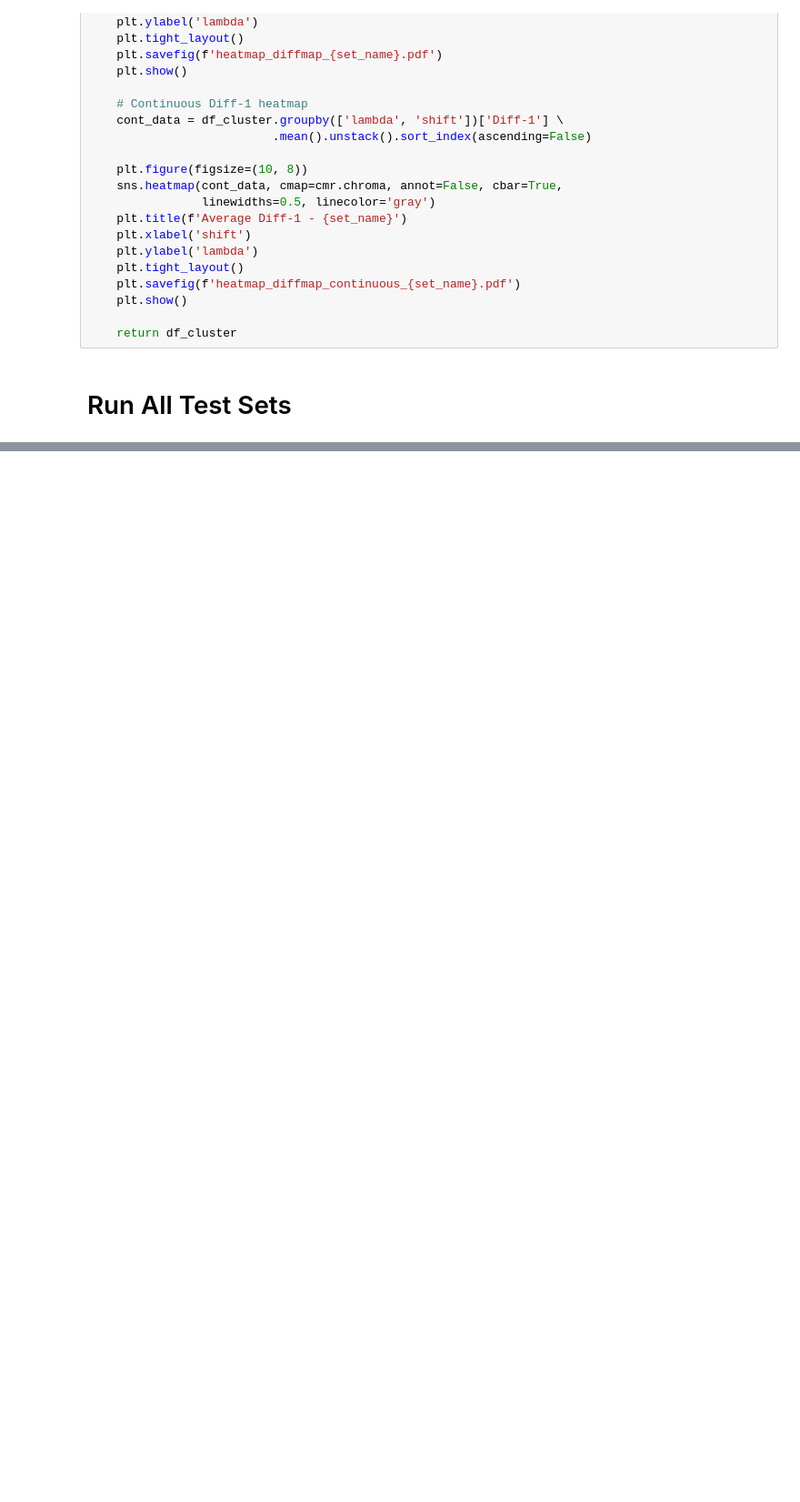
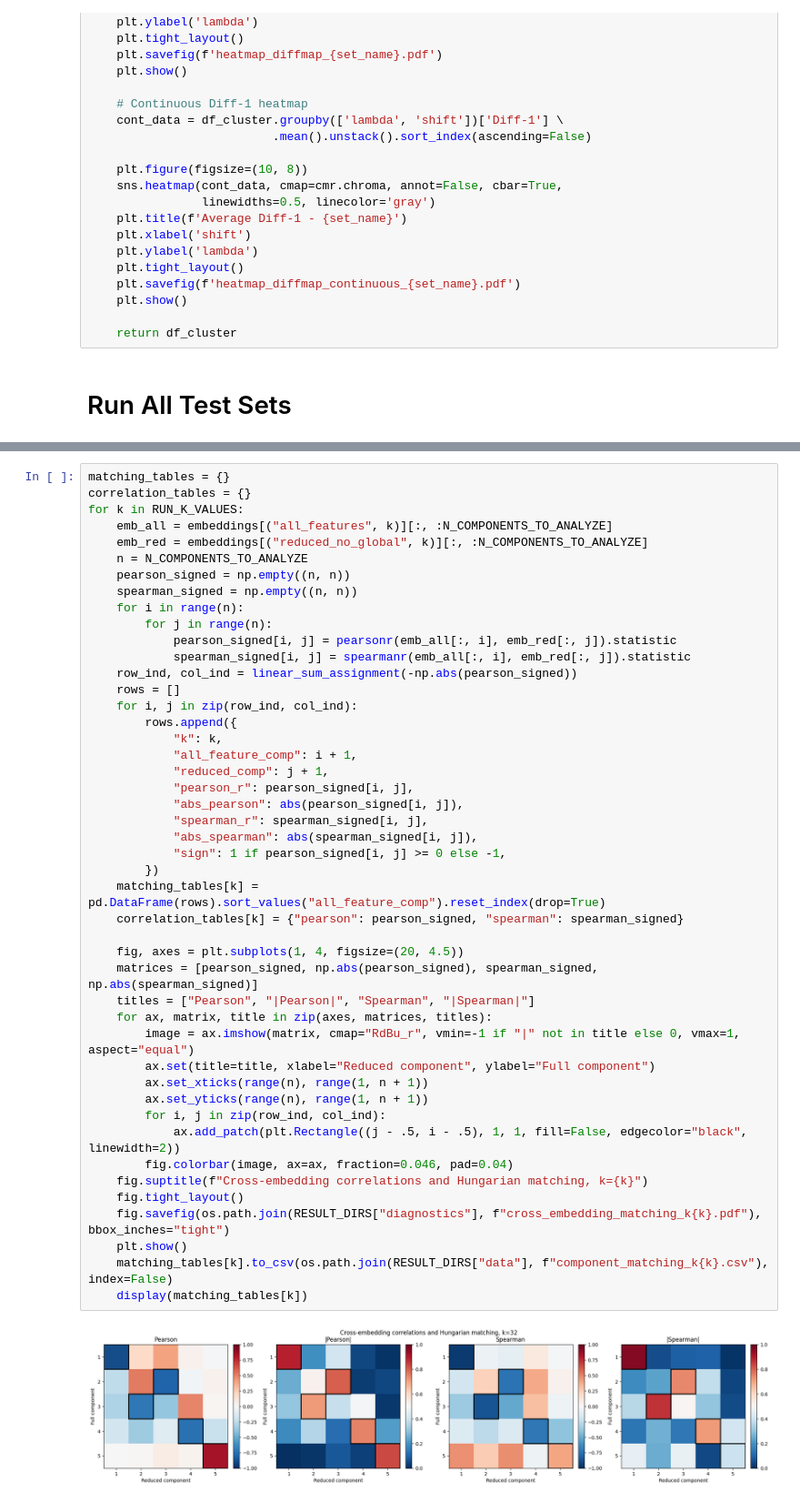
Before and after one commit to OljaOctagon/MagneticParticles, a Jupyter notebook: rigid_magnetic/ML_diffusion_map_testing.ipynb, the cells around one changed output, grey strips where cells are left out. Shown at 91% size. Drawn from its saved outputs; the diff is of its cells as text; blank space fills up the shorter version.

```diff
--- a/rigid_magnetic/ML_diffusion_map_testing.ipynb
+++ b/rigid_magnetic/ML_diffusion_map_testing.ipynb
@@ -162,0 +508,48 @@ for name, keep_groups in TEST_SETS.items():
+# %%
+matching_tables = {}
+correlation_tables = {}
+for k in RUN_K_VALUES:
+    emb_all = embeddings[("all_features", k)][:, :N_COMPONENTS_TO_ANALYZE]
+    emb_red = embeddings[("reduced_no_global", k)][:, :N_COMPONENTS_TO_ANALYZE]
+    n = N_COMPONENTS_TO_ANALYZE
+    pearson_signed = np.empty((n, n))
+    spearman_signed = np.empty((n, n))
+    for i in range(n):
+        for j in range(n):
+            pearson_signed[i, j] = pearsonr(emb_all[:, i], emb_red[:, j]).statistic
+            spearman_signed[i, j] = spearmanr(emb_all[:, i], emb_red[:, j]).statistic
+    row_ind, col_ind = linear_sum_assignment(-np.abs(pearson_signed))
+    rows = []
+    for i, j in zip(row_ind, col_ind):
+        rows.append({
+            "k": k,
+            "all_feature_comp": i + 1,
+            "reduced_comp": j + 1,
+            "pearson_r": pearson_signed[i, j],
+            "abs_pearson": abs(pearson_signed[i, j]),
+            "spearman_r": spearman_signed[i, j],
+            "abs_spearman": abs(spearman_signed[i, j]),
+            "sign": 1 if pearson_signed[i, j] >= 0 else -1,
+        })
+    matching_tables[k] = pd.DataFrame(rows).sort_values("all_feature_comp").reset_index(drop=True)
+    correlation_tables[k] = {"pearson": pearson_signed, "spearman": spearman_signed}
+
+    fig, axes = plt.subplots(1, 4, figsize=(20, 4.5))
+    matrices = [pearson_signed, np.abs(pearson_signed), spearman_signed, np.abs(spearman_signed)]
+    titles = ["Pearson", "|Pearson|", "Spearman", "|Spearman|"]
+    for ax, matrix, title in zip(axes, matrices, titles):
+        image = ax.imshow(matrix, cmap="RdBu_r", vmin=-1 if "|" not in title else 0, vmax=1, aspect="equal")
+        ax.set(title=title, xlabel="Reduced component", ylabel="Full component")
+        ax.set_xticks(range(n), range(1, n + 1))
+        ax.set_yticks(range(n), range(1, n + 1))
+        for i, j in zip(row_ind, col_ind):
+            ax.add_patch(plt.Rectangle((j - .5, i - .5), 1, 1, fill=False, edgecolor="black", linewidth=2))
+        fig.colorbar(image, ax=ax, fraction=0.046, pad=0.04)
+    fig.suptitle(f"Cross-embedding correlations and Hungarian matching, k={k}")
+    fig.tight_layout()
+    fig.savefig(os.path.join(RESULT_DIRS["diagnostics"], f"cross_embedding_matching_k{k}.pdf"), bbox_inches="tight")
+    plt.show()
+    matching_tables[k].to_csv(os.path.join(RESULT_DIRS["data"], f"component_matching_k{k}.csv"), index=False)
+    display(matching_tables[k])
+# %% [output]
+[figure, added]
```
Also changed, not shown: parts of 28 cells of this notebook, 1 other file.
